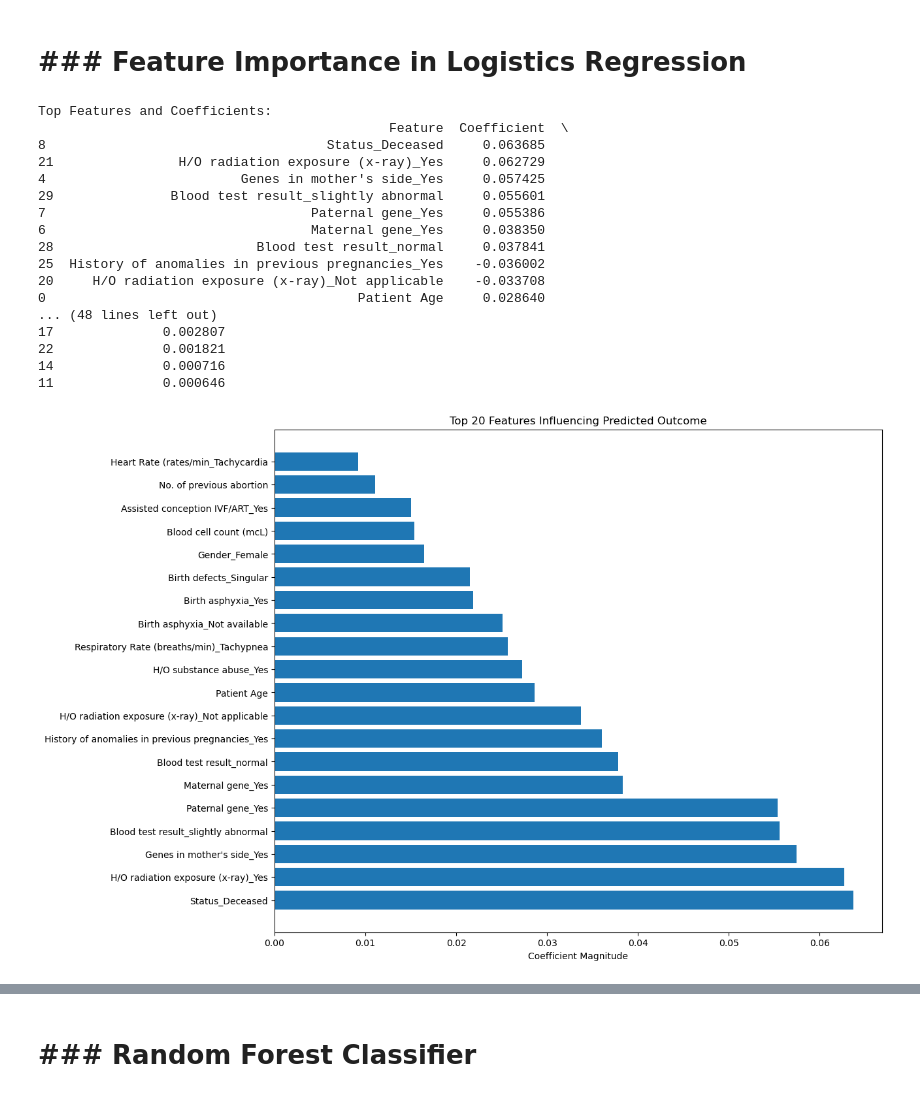
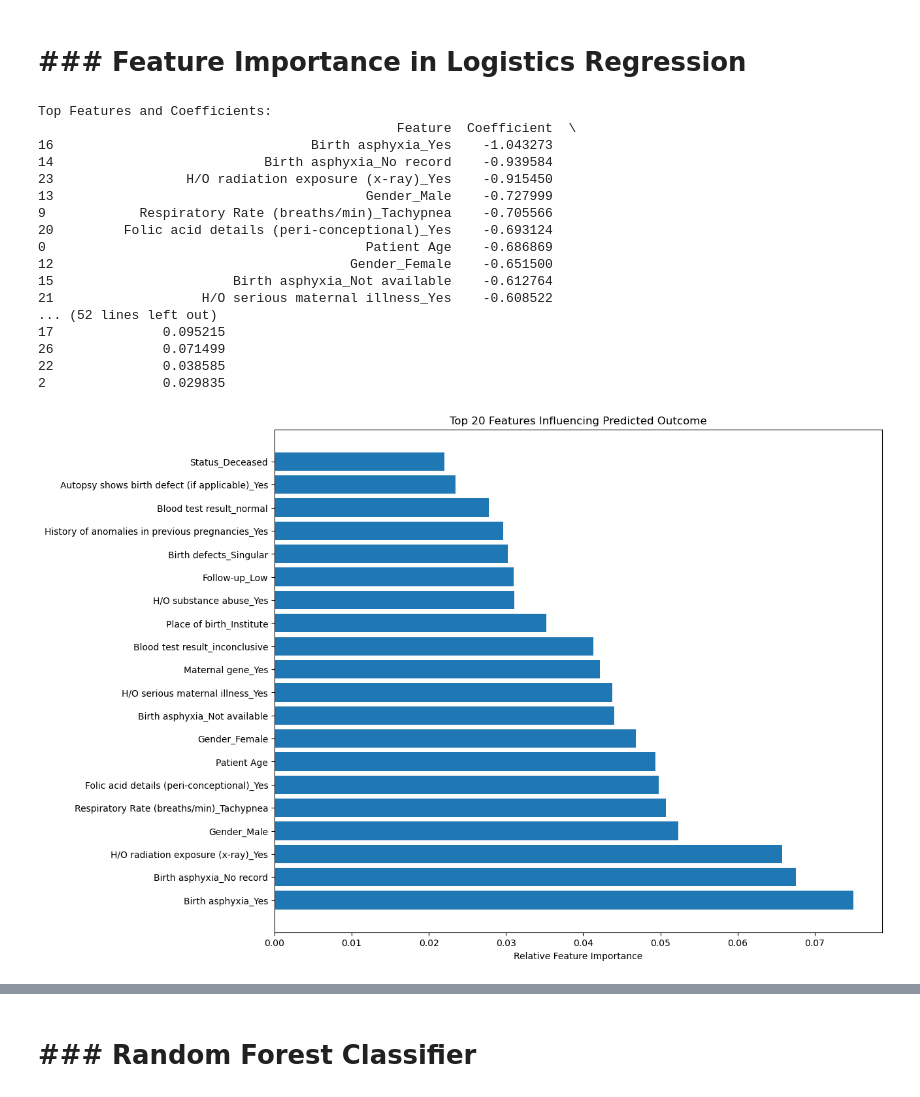
Before and after one commit to Mepseha/Project-4, a Jupyter notebook: Alternative_Models/LogisticRegression_FocusedTarget.ipynb, the cells around one changed output, grey strips where cells are left out. Drawn from its saved outputs; the diff is of its cells as text; code cells hidden in the pictures.

```diff
--- a/Alternative_Models/LogisticRegression_FocusedTarget.ipynb
+++ b/Alternative_Models/LogisticRegression_FocusedTarget.ipynb
@@ -253,15 +267,17 @@ GeneticDisorder_encoded_df
 # Split into testing and training sets using train_test_split
 X_train, X_test, y_train, y_test = train_test_split(X, y, random_state=1)
 # %%
-# Handle imbalanced classes using SMOTE
-smote = SMOTE(random_state=1)
-X_resampled, y_resampled = smote.fit_resample(X_train, y_train)
+# Create an imbalanced pipeline with undersampling and SMOTE
+sampler = RandomUnderSampler(sampling_strategy=0.5)
+smote = SMOTE(sampling_strategy=1.0)
+pipeline = Pipeline([('under', sampler), ('over', smote)])
+X_train_resampled, y_train_resampled = pipeline.fit_resample(X_train, y_train)
 
 # SMOTE is an oversampling technique that works by generating synthetic samples for the minority class. It helps to balance the class distribution in a dataset, which can be useful when one class has significantly fewer samples than the other.
 # %%
 # Standardize the features
 scaler = StandardScaler()
-X_train_scaled = scaler.fit_transform(X_resampled)
+X_train_scaled = scaler.fit_transform(X_train_resampled)
 X_test_scaled = scaler.transform(X_test)
 # %%
 # Declare a logistic regression model.
@@ -269,7 +285,7 @@ X_test_scaled = scaler.transform(X_test)
 logistic_regression_model = LogisticRegression(random_state=9, max_iter=1000)
 
 # Fit and save the logistic regression model using the data
-lr_model = logistic_regression_model.fit(X_train_scaled, y_resampled)
+lr_model = logistic_regression_model.fit(X_train_scaled, y_train_resampled)
 # %%
 #Generate training predictions
 GDtraining_predictions = lr_model.predict(X_train_scaled)
@@ -396,7 +412,7 @@ plt.show()
 # ### Feature Importance in Logistics Regression
 # %%
 # Get feature names and their coefficients
-all_feature_names = GeneticDisorder_encoded_df.drop(['Multifactorial or Single-gene inheritance GeneticDisorder_Present'], axis=1).columns
+all_feature_names = GeneticDisorder_encoded_df.drop(['GeneticDisorder_Present'], axis=1).columns
 feature_coefficients_df = pd.DataFrame({'Feature': all_feature_names, 'Coefficient': lr_model.coef_[0]})
 feature_coefficients_df['Absolute Coefficient'] = feature_coefficients_df['Coefficient'].abs()
 feature_coefficients_df = feature_coefficients_df.sort_values(by='Absolute Coefficient', ascending=False)
@@ -411,35 +427,35 @@ print(feature_coefficients_df)
 # Magnitude (Absolute Coefficient) of the coefficient indicates the strength of the relationship. Larger absolute values indicate a stronger influence on the predicted outcome.
 # %% [output]
 Top Features and Coefficients:
-                                             Feature  Coefficient  \
-8                                    Status_Deceased     0.063685
-21                H/O radiation exposure (x-ray)_Yes     0.062729
-4                         Genes in mother's side_Yes     0.057425
-29               Blood test result_slightly abnormal     0.055601
-7                                  Paternal gene_Yes     0.055386
-6                                  Maternal gene_Yes     0.038350
-28                          Blood test result_normal     0.037841
-25  History of anomalies in previous pregnancies_Yes    -0.036002
-20     H/O radiation exposure (x-ray)_Not applicable    -0.033708
-0                                        Patient Age     0.028640
-... (48 lines left out)
-17              0.002807
-22              0.001821
-14              0.000716
-11              0.000646
+                                              Feature  Coefficient  \
+16                                 Birth asphyxia_Yes    -1.043273
+14                           Birth asphyxia_No record    -0.939584
+23                 H/O radiation exposure (x-ray)_Yes    -0.915450
+13                                        Gender_Male    -0.727999
+9            Respiratory Rate (breaths/min)_Tachypnea    -0.705566
+20         Folic acid details (peri-conceptional)_Yes    -0.693124
+0                                         Patient Age    -0.686869
+12                                      Gender_Female    -0.651500
+15                       Birth asphyxia_Not available    -0.612764
+21                   H/O serious maternal illness_Yes    -0.608522
+... (52 lines left out)
+17              0.095215
+26              0.071499
+22              0.038585
+2               0.029835
 # %%
 # Plot top 20 features and their importance
+normalized_coefficients = feature_coefficients_df['Absolute Coefficient'] / feature_coefficients_df['Absolute Coefficient'].sum()
 plt.figure(figsize=(12, 10))
-plt.barh(feature_coefficients_df['Feature'][:20], feature_coefficients_df['Absolute Coefficient'][:20])
-plt.xlabel('Coefficient Magnitude')
+plt.barh(feature_coefficients_df['Feature'][:20], normalized_coefficients[:20])
+plt.xlabel('Relative Feature Importance')
 plt.title('Top 20 Features Influencing Predicted Outcome')
 plt.show()
-
 # This graph helps users identify and prioritize the most influential features for the logistic regression model. \
 # "Coefficient Magnitude" is a measure of how much a feature contributes to the model's predictions, considering both \
 # the positive and negative impacts. Larger magnitudes indicate features that have a more substantial influence on the predicted outcome.
 # %% [output]
-[figure, old version]
+[figure, new version]
 # %%
 # Plot feature importances
 plt.figure(figsize=(12, 8))
```
Also changed, not shown: parts of 30 cells of this notebook, 3 other files.
